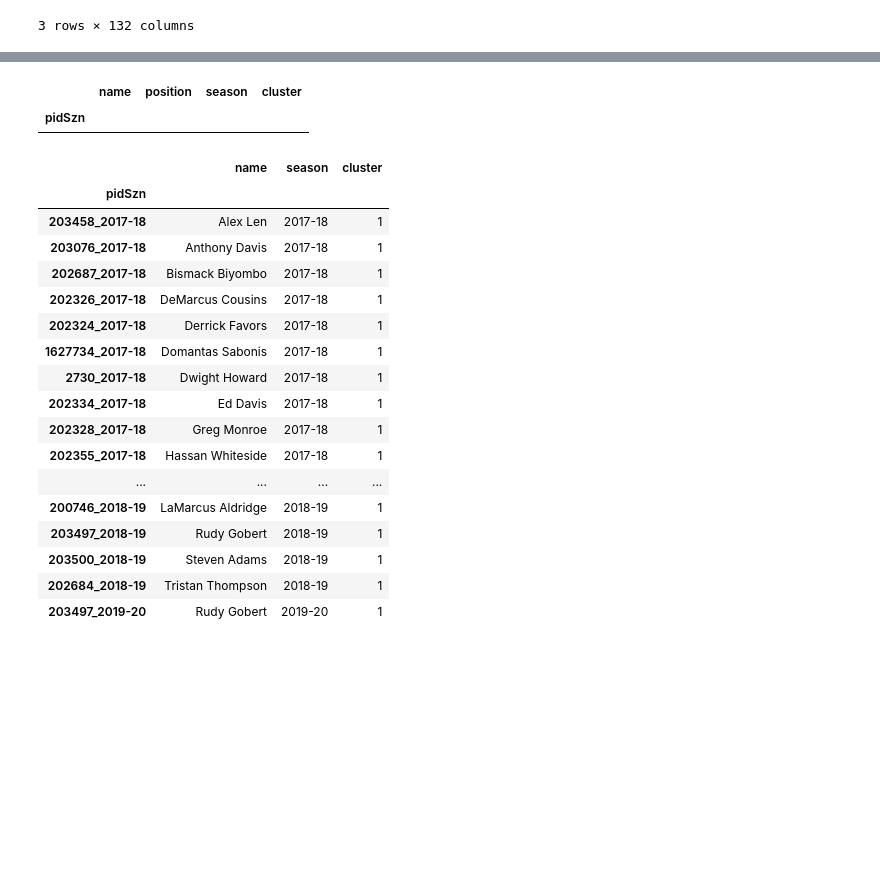
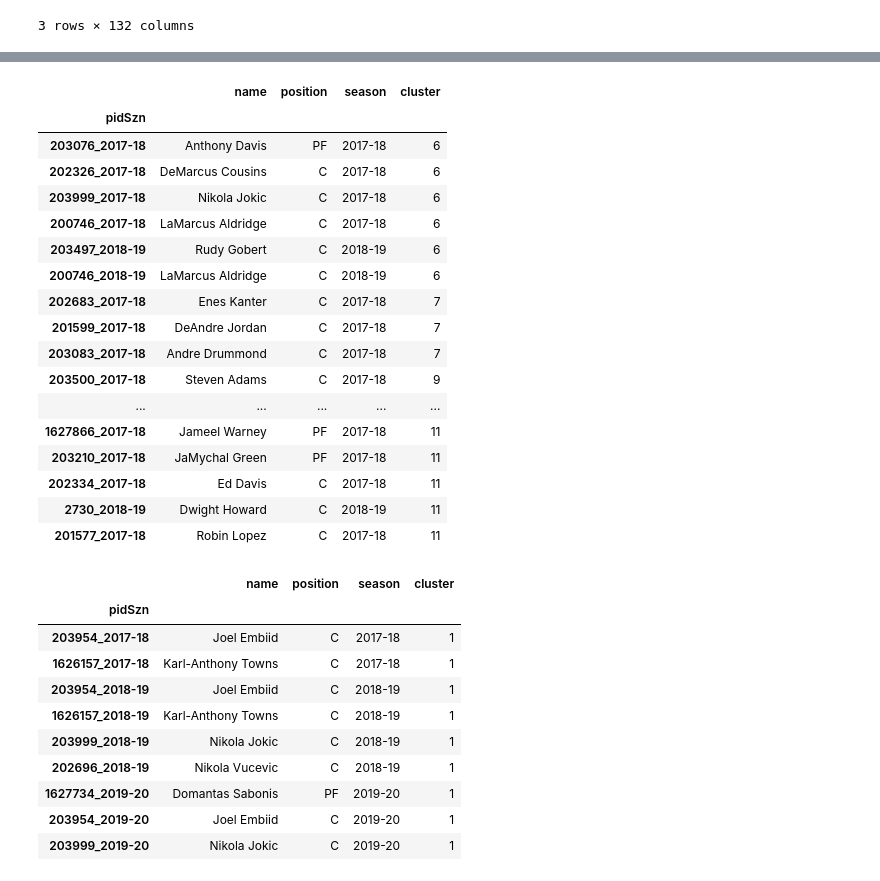
Before and after one commit to arnaud-odet/Roster_Building, a Jupyter notebook: notebooks/clustering.ipynb, the cells around one changed output, grey strips where cells are left out. Cells and saved outputs as stored; diff of their text form; code cells hidden in the pictures; blank space fills up the shorter version.

```diff
--- a/notebooks/clustering.ipynb
+++ b/notebooks/clustering.ipynb
@@ -193,7 +193,7 @@ Name: count, dtype: int64
 # %% [markdown]
 # <span style ='color:chartreuse'>ColinearityHandler
 # %%
-colinearity_handler = ColinearityHandler()
+colinearity_handler = ColinearityHandler(use_positions=False)
 # %% [output]
 Initial number of features : 31
 Top VIF = 380.2 - droping feature TS_PCT
@@ -282,8 +281,2 @@ for i, ax in enumerate(axs.flatten()) :
 # %% [markdown]
 ### <span style = 'color:yellow'>Metrics
-# %%
-METRICS_ASC = {'silhouette_score': False,
-               'davies_bouldin': True,
-               'calinski_harabasz':False,
-               'entropy': False,
-               'population_std': True}
@@ -402,6 +399,7 @@ Silhouette: 0.331 | Davies-Bouldin: 0.905 | Calinski-Harabasz: 1644.207 | Normal
 # %% [markdown]
 ### <span style = 'color:pink'> Analysis
 # %%
-item = top_clusterings['calinski_harabasz']['params'][top_clusterings['calinski_harabasz']['best_index']]
+item = top_clusterings['silhouette_score']['params'][top_clusterings['calinski_harabasz']['best_index']]
+print(item['method'], item['scaling'], item['feature_selection'])
 X_proj, labels = clusterer.plot_clustering(**item, return_data=True)
 # %% [output]
@@ -445,24 +436,33 @@ cluster_df[cluster_df['cluster'].isin(small_clusters)][['name','position','seaso
 # %% [output]
 |  | name | position | season | cluster |
 | pidSzn |  |  |  |  |
+| 203076_2017-18 | Anthony Davis | PF | 2017-18 | 6 |
+| 202326_2017-18 | DeMarcus Cousins | C | 2017-18 | 6 |
+| 203999_2017-18 | Nikola Jokic | C | 2017-18 | 6 |
+| 200746_2017-18 | LaMarcus Aldridge | C | 2017-18 | 6 |
+| 203497_2018-19 | Rudy Gobert | C | 2018-19 | 6 |
+| 200746_2018-19 | LaMarcus Aldridge | C | 2018-19 | 6 |
+| 202683_2017-18 | Enes Kanter | C | 2017-18 | 7 |
+| 201599_2017-18 | DeAndre Jordan | C | 2017-18 | 7 |
+| 203083_2017-18 | Andre Drummond | C | 2017-18 | 7 |
+| 203500_2017-18 | Steven Adams | C | 2017-18 | 9 |
+| ... | ... | ... | ... | ... |
+| 1627866_2017-18 | Jameel Warney | PF | 2017-18 | 11 |
+| 203210_2017-18 | JaMychal Green | PF | 2017-18 | 11 |
+| 202334_2017-18 | Ed Davis | C | 2017-18 | 11 |
+| 2730_2018-19 | Dwight Howard | C | 2018-19 | 11 |
+| 201577_2017-18 | Robin Lopez | C | 2017-18 | 11 |
 # %%
-cluster_df[cluster_df['cluster']==1][['name','season','cluster']]
+cluster_df[cluster_df['cluster']==1][['name','position','season','cluster']]
 # %% [output]
-|  | name | season | cluster |
-| pidSzn |  |  |  |
-| 203458_2017-18 | Alex Len | 2017-18 | 1 |
-| 203076_2017-18 | Anthony Davis | 2017-18 | 1 |
-| 202687_2017-18 | Bismack Biyombo | 2017-18 | 1 |
-| 202326_2017-18 | DeMarcus Cousins | 2017-18 | 1 |
-| 202324_2017-18 | Derrick Favors | 2017-18 | 1 |
-| 1627734_2017-18 | Domantas Sabonis | 2017-18 | 1 |
-| 2730_2017-18 | Dwight Howard | 2017-18 | 1 |
-| 202334_2017-18 | Ed Davis | 2017-18 | 1 |
-| 202328_2017-18 | Greg Monroe | 2017-18 | 1 |
-| 202355_2017-18 | Hassan Whiteside | 2017-18 | 1 |
-| ... | ... | ... | ... |
-| 200746_2018-19 | LaMarcus Aldridge | 2018-19 | 1 |
-| 203497_2018-19 | Rudy Gobert | 2018-19 | 1 |
-| 203500_2018-19 | Steven Adams | 2018-19 | 1 |
-| 202684_2018-19 | Tristan Thompson | 2018-19 | 1 |
-| 203497_2019-20 | Rudy Gobert | 2019-20 | 1 |
+|  | name | position | season | cluster |
+| pidSzn |  |  |  |  |
+| 203954_2017-18 | Joel Embiid | C | 2017-18 | 1 |
+| 1626157_2017-18 | Karl-Anthony Towns | C | 2017-18 | 1 |
+| 203954_2018-19 | Joel Embiid | C | 2018-19 | 1 |
+| 1626157_2018-19 | Karl-Anthony Towns | C | 2018-19 | 1 |
+| 203999_2018-19 | Nikola Jokic | C | 2018-19 | 1 |
+| 202696_2018-19 | Nikola Vucevic | C | 2018-19 | 1 |
+| 1627734_2019-20 | Domantas Sabonis | PF | 2019-20 | 1 |
+| 203954_2019-20 | Joel Embiid | C | 2019-20 | 1 |
+| 203999_2019-20 | Nikola Jokic | C | 2019-20 | 1 |
```
Also changed, not shown: parts of 14 cells of this notebook, 2 other files.
